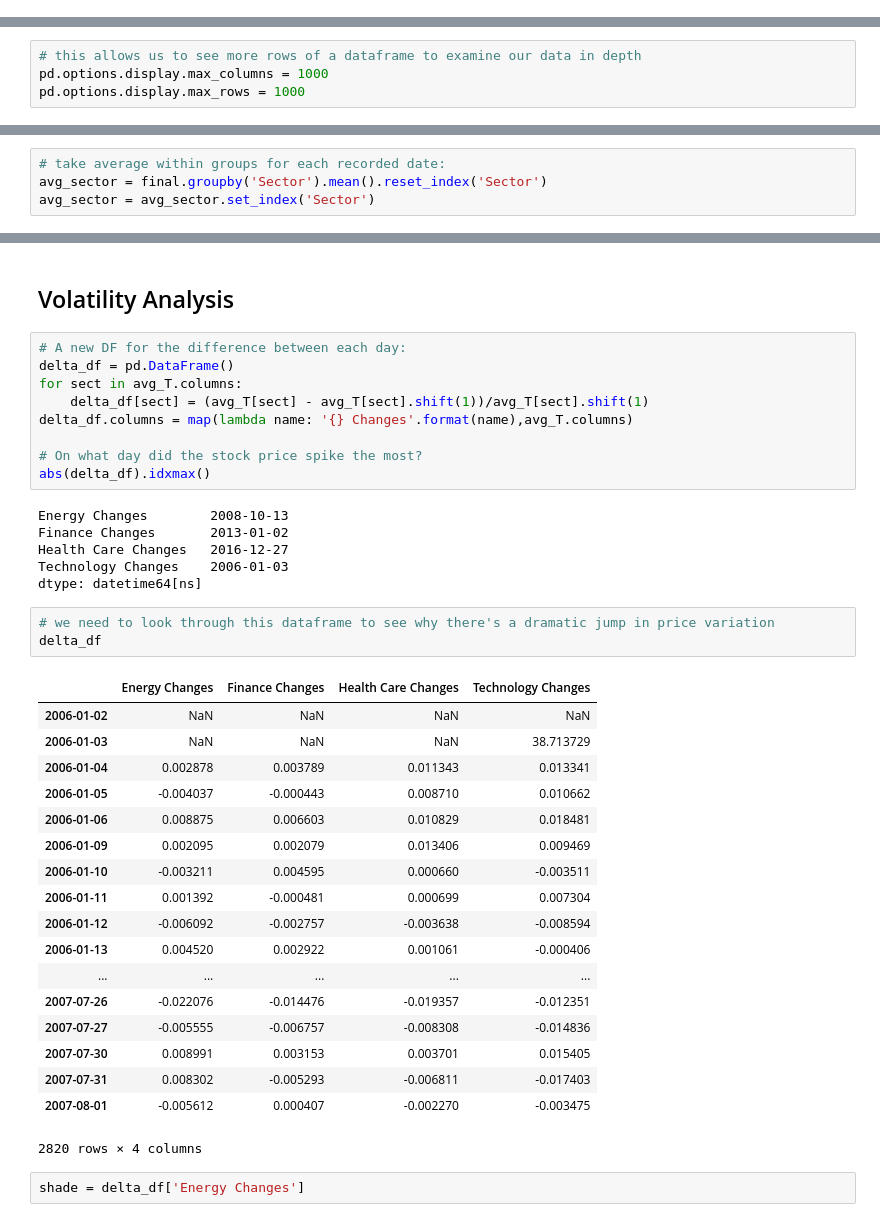
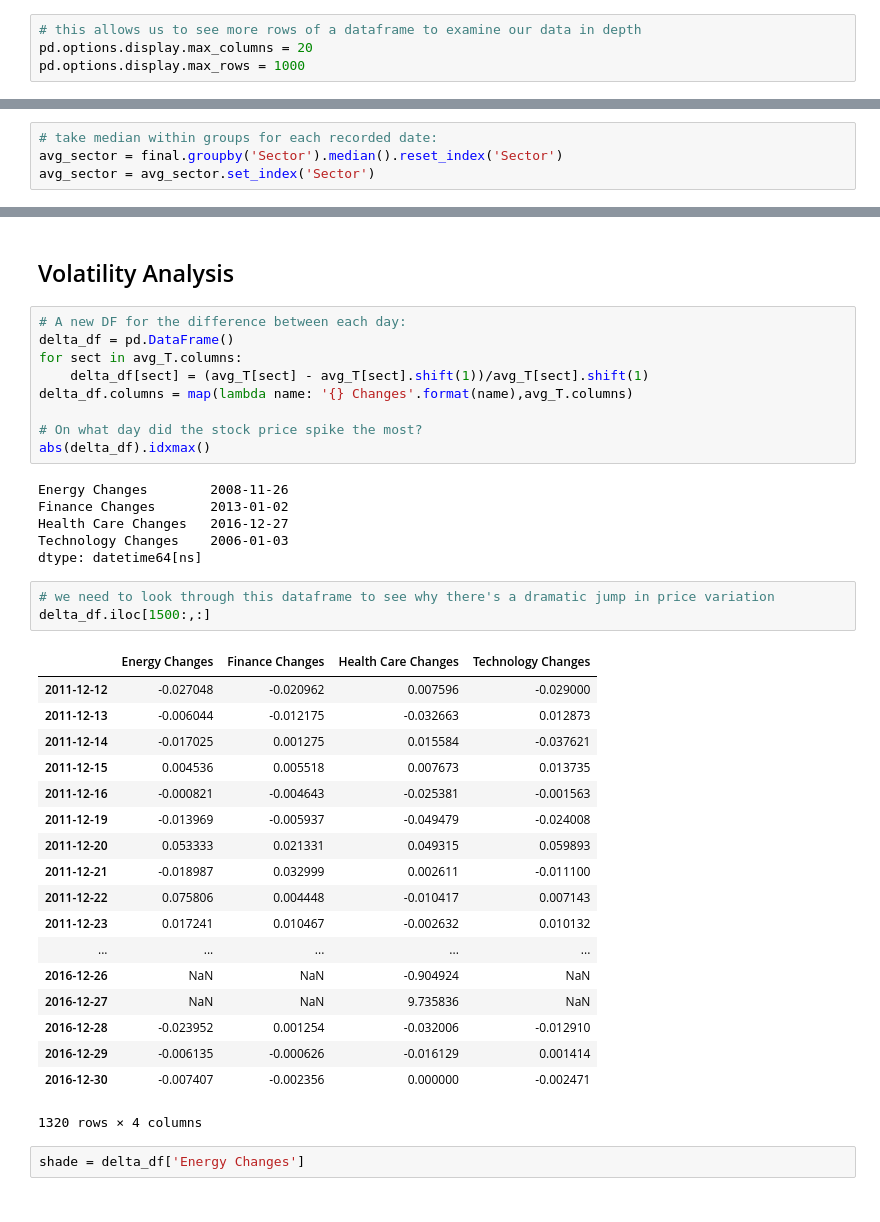
Before and after one commit to weiwang0531/stock-index, a Jupyter notebook: cleanproject.ipynb, the cells around one changed output, grey strips where cells are left out. Saved outputs shown, nothing was run; the diff lists cells and outputs as text.

```diff
--- a/cleanproject.ipynb
+++ b/cleanproject.ipynb
@@ -93,4 +93,8 @@ df.to_pickle('mydf')
 "\n#del df\nfor l in whole_list:\n    get = price2(l)\n    try:\n        df = pd.concat([df,get],axis = 1)    # concat. by column \n    except NameError:\n        df = pd.DataFrame(get)    # initializ ...
 # %%
 df = pd.read_pickle('mydf')
+# %%
+# this allows us to see more rows of a dataframe to examine our data in depth
+pd.options.display.max_columns = 20
+pd.options.display.max_rows = 1000
 # %%
@@ -118,7 +122,3 @@ df
-# %%
-# this allows us to see more rows of a dataframe to examine our data in depth
-pd.options.display.max_columns = 1000
-pd.options.display.max_rows = 1000
 # %%
 """
 # For the purposes of labeling/analysis, TRANSPOSE() the data frame.
@@ -148,6 +159,6 @@ final.head()
 # %%
-# take average within groups for each recorded date:
-avg_sector = final.groupby('Sector').mean().reset_index('Sector')
+# take median within groups for each recorded date:
+avg_sector = final.groupby('Sector').median().reset_index('Sector')
 avg_sector = avg_sector.set_index('Sector')
 # %%
 avg_sector.iloc[:,1500:2000]
@@ -175,33 +187,33 @@ delta_df.columns = map(lambda name: '{} Changes'.format(name),avg_T.columns)
 # On what day did the stock price spike the most?
 abs(delta_df).idxmax()
 # %% [output]
-Energy Changes        2008-10-13
+Energy Changes        2008-11-26
 Finance Changes       2013-01-02
 Health Care Changes   2016-12-27
 Technology Changes    2006-01-03
 dtype: datetime64[ns]
 # %%
 # we need to look through this dataframe to see why there's a dramatic jump in price variation
-delta_df
+delta_df.iloc[1500:,:]
 # %% [output]
 |  | Energy Changes | Finance Changes | Health Care Changes | Technology Changes |
-| 2006-01-02 | NaN | NaN | NaN | NaN |
-| 2006-01-03 | NaN | NaN | NaN | 38.713729 |
-| 2006-01-04 | 0.002878 | 0.003789 | 0.011343 | 0.013341 |
-| 2006-01-05 | -0.004037 | -0.000443 | 0.008710 | 0.010662 |
-| 2006-01-06 | 0.008875 | 0.006603 | 0.010829 | 0.018481 |
-| 2006-01-09 | 0.002095 | 0.002079 | 0.013406 | 0.009469 |
-| 2006-01-10 | -0.003211 | 0.004595 | 0.000660 | -0.003511 |
-| 2006-01-11 | 0.001392 | -0.000481 | 0.000699 | 0.007304 |
-| 2006-01-12 | -0.006092 | -0.002757 | -0.003638 | -0.008594 |
-| 2006-01-13 | 0.004520 | 0.002922 | 0.001061 | -0.000406 |
+| 2011-12-12 | -0.027048 | -0.020962 | 0.007596 | -0.029000 |
+| 2011-12-13 | -0.006044 | -0.012175 | -0.032663 | 0.012873 |
+| 2011-12-14 | -0.017025 | 0.001275 | 0.015584 | -0.037621 |
+| 2011-12-15 | 0.004536 | 0.005518 | 0.007673 | 0.013735 |
+| 2011-12-16 | -0.000821 | -0.004643 | -0.025381 | -0.001563 |
+| 2011-12-19 | -0.013969 | -0.005937 | -0.049479 | -0.024008 |
+| 2011-12-20 | 0.053333 | 0.021331 | 0.049315 | 0.059893 |
+| 2011-12-21 | -0.018987 | 0.032999 | 0.002611 | -0.011100 |
+| 2011-12-22 | 0.075806 | 0.004448 | -0.010417 | 0.007143 |
+| 2011-12-23 | 0.017241 | 0.010467 | -0.002632 | 0.010132 |
 | ... | ... | ... | ... | ... |
-| 2007-07-26 | -0.022076 | -0.014476 | -0.019357 | -0.012351 |
-| 2007-07-27 | -0.005555 | -0.006757 | -0.008308 | -0.014836 |
-| 2007-07-30 | 0.008991 | 0.003153 | 0.003701 | 0.015405 |
-| 2007-07-31 | 0.008302 | -0.005293 | -0.006811 | -0.017403 |
-| 2007-08-01 | -0.005612 | 0.000407 | -0.002270 | -0.003475 |
+| 2016-12-26 | NaN | NaN | -0.904924 | NaN |
+| 2016-12-27 | NaN | NaN | 9.735836 | NaN |
+| 2016-12-28 | -0.023952 | 0.001254 | -0.032006 | -0.012910 |
+| 2016-12-29 | -0.006135 | -0.000626 | -0.016129 | 0.001414 |
+| 2016-12-30 | -0.007407 | -0.002356 | 0.000000 | -0.002471 |
-2820 rows × 4 columns
+1320 rows × 4 columns
 # %%
 shade = delta_df['Energy Changes']
 # %%
```
Also changed, not shown: parts of 11 cells of this notebook.
